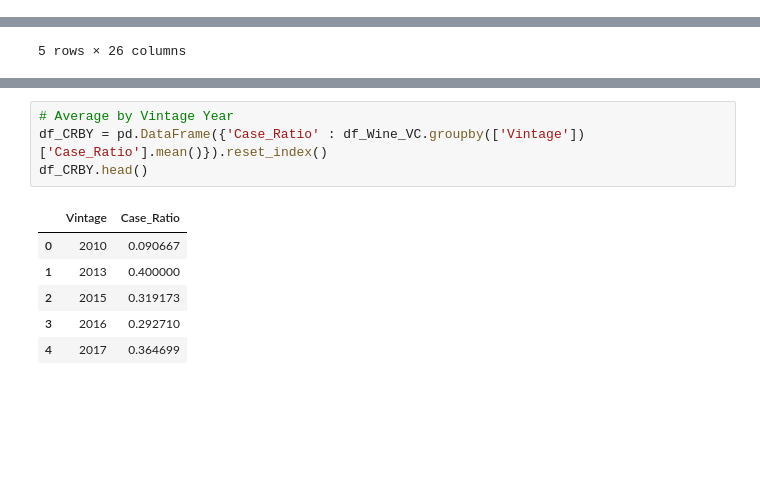
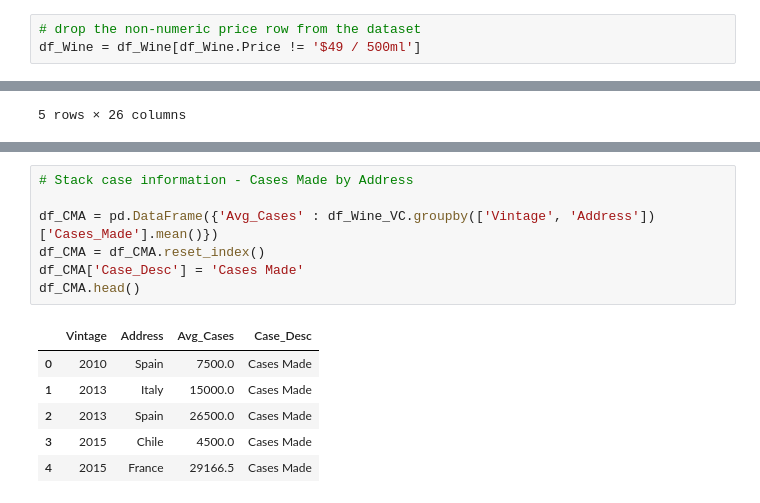
Before and after one commit to ewotawa/top_100_wines_2020, a Jupyter notebook: Top100Wine_Data_Exploration_Cases.ipynb, the cells around one changed output, grey strips where cells are left out. Drawn from its saved outputs; the diff is of its cells as text; blank space fills up the shorter version.

```diff
--- a/Top100Wine_Data_Exploration_Cases.ipynb
+++ b/Top100Wine_Data_Exploration_Cases.ipynb
@@ -107,3 +107,6 @@ df_Wine.sample(10)
 # %%
 # replace 'NaN' results in chart with 0 to facilitate analysis
 df_Wine.fillna(value = 0, inplace = True)
+# %%
+# drop the non-numeric price row from the dataset
+df_Wine = df_Wine[df_Wine.Price != '$49 / 500ml']
@@ -357,11 +422,14 @@ df_Wine_VC.head()
 # %%
-# Average by Vintage Year
-df_CRBY = pd.DataFrame({'Case_Ratio' : df_Wine_VC.groupby(['Vintage'])['Case_Ratio'].mean()}).reset_index()
-df_CRBY.head()
+# Stack case information - Cases Made by Address
+
+df_CMA = pd.DataFrame({'Avg_Cases' : df_Wine_VC.groupby(['Vintage', 'Address'])['Cases_Made'].mean()})
+df_CMA = df_CMA.reset_index()
+df_CMA['Case_Desc'] = 'Cases Made'
+df_CMA.head()
 # %% [output]
-|  | Vintage | Case_Ratio |
-| 0 | 2010 | 0.090667 |
-| 1 | 2013 | 0.400000 |
-| 2 | 2015 | 0.319173 |
-| 3 | 2016 | 0.292710 |
-| 4 | 2017 | 0.364699 |
+|  | Vintage | Address | Avg_Cases | Case_Desc |
+| 0 | 2010 | Spain | 7500.0 | Cases Made |
+| 1 | 2013 | Italy | 15000.0 | Cases Made |
+| 2 | 2013 | Spain | 26500.0 | Cases Made |
+| 3 | 2015 | Chile | 4500.0 | Cases Made |
+| 4 | 2015 | France | 29166.5 | Cases Made |
```
Also changed, not shown: parts of 16 cells of this notebook.
